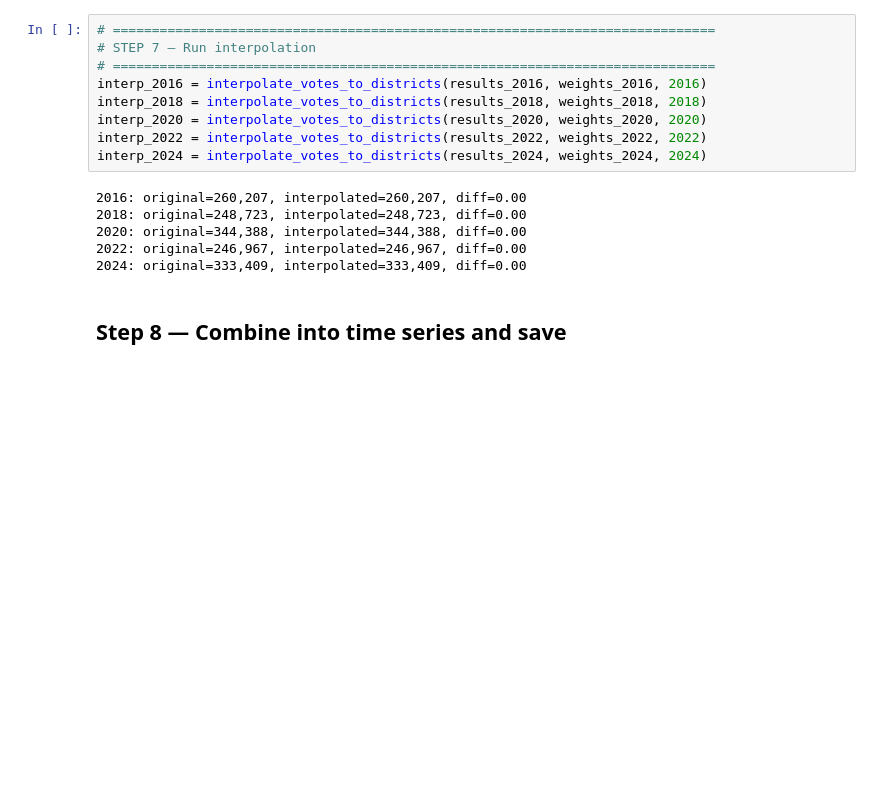
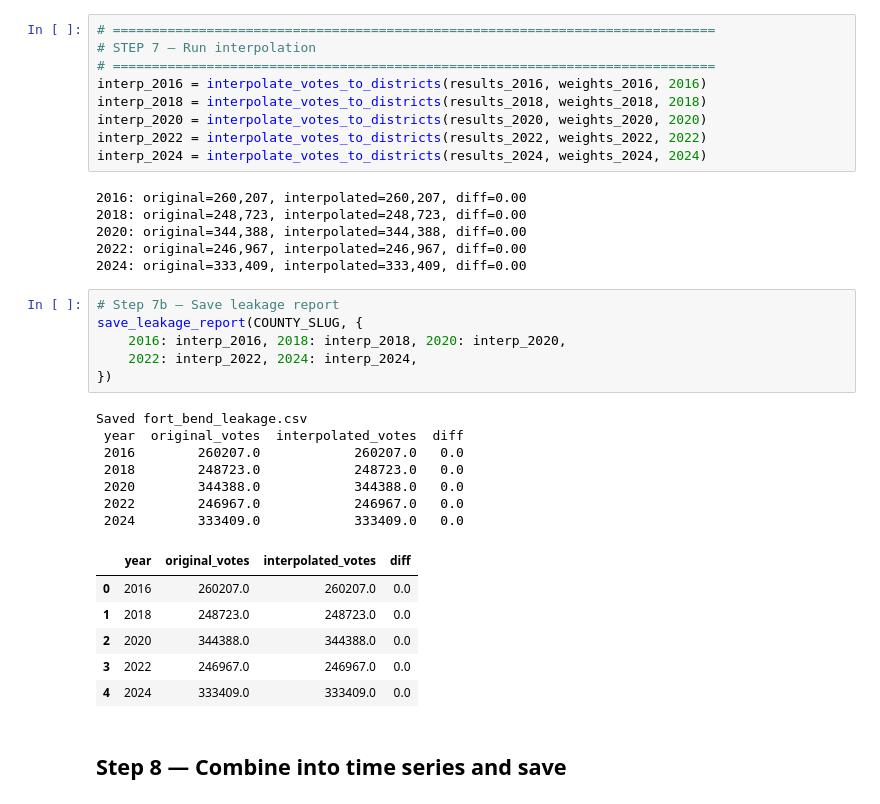
Before and after one commit to bluebonnet-data/bb-unified-election-data, a Jupyter notebook: notebooks/07_time_series_pipeline_fort_bend.ipynb, the cells around one changed output. Cells and saved outputs as stored; diff of their text form; blank space fills up the shorter version.

```diff
--- a/notebooks/07_time_series_pipeline_fort_bend.ipynb
+++ b/notebooks/07_time_series_pipeline_fort_bend.ipynb
@@ -324,6 +325,26 @@ interp_2024 = interpolate_votes_to_districts(results_2024, weights_2024, 2024)
 2020: original=344,388, interpolated=344,388, diff=0.00
 2022: original=246,967, interpolated=246,967, diff=0.00
 2024: original=333,409, interpolated=333,409, diff=0.00
+# %%
+# Step 7b — Save leakage report
+save_leakage_report(COUNTY_SLUG, {
+    2016: interp_2016, 2018: interp_2018, 2020: interp_2020,
+    2022: interp_2022, 2024: interp_2024,
+})
+# %% [output]
+Saved fort_bend_leakage.csv
+ year  original_votes  interpolated_votes  diff
+ 2016        260207.0            260207.0   0.0
+ 2018        248723.0            248723.0   0.0
+ 2020        344388.0            344388.0   0.0
+ 2022        246967.0            246967.0   0.0
+ 2024        333409.0            333409.0   0.0
+|  | year | original_votes | interpolated_votes | diff |
+| 0 | 2016 | 260207.0 | 260207.0 | 0.0 |
+| 1 | 2018 | 248723.0 | 248723.0 | 0.0 |
+| 2 | 2020 | 344388.0 | 344388.0 | 0.0 |
+| 3 | 2022 | 246967.0 | 246967.0 | 0.0 |
+| 4 | 2024 | 333409.0 | 333409.0 | 0.0 |
 # %% [markdown]
 ## Step 8 — Combine into time series and save
 # %%
```
Also changed, not shown: parts of 1 cell of this notebook, 21 other files.
